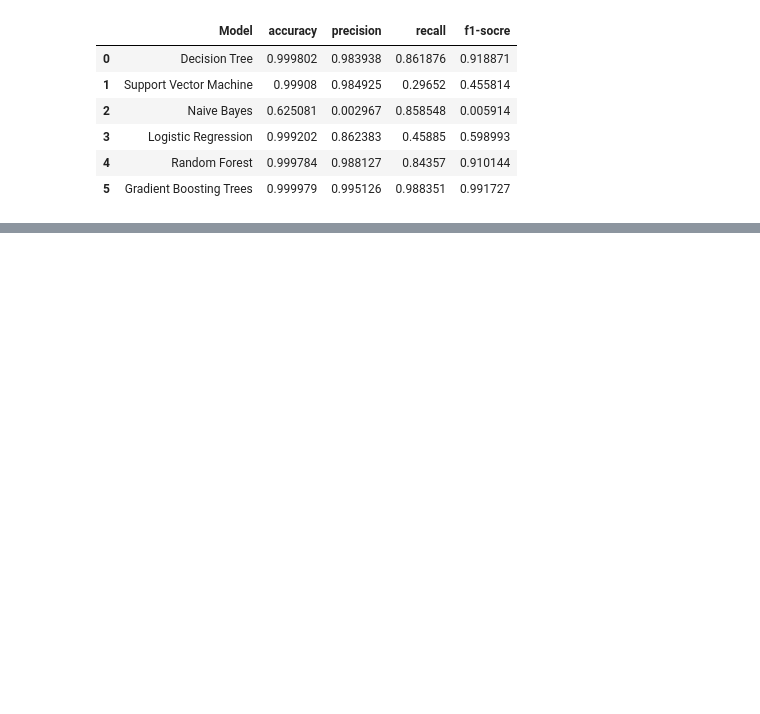
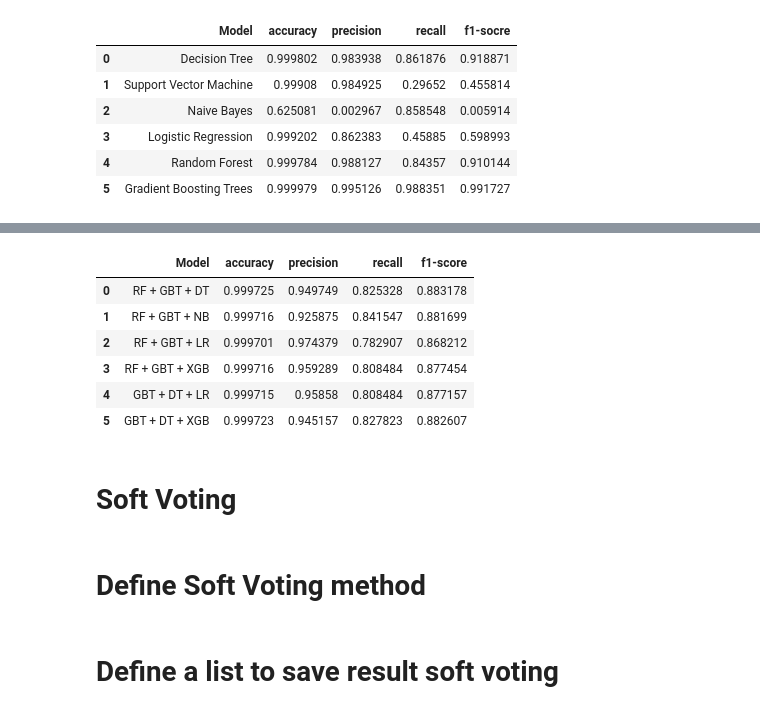
Before and after one commit to vuthainguyen1602/fraud_detection, a Jupyter notebook: offline_fraud_detection/Origional_Fraud_Detection.ipynb, the cells around one changed output, grey strips where cells are left out. Drawn from its saved outputs; the diff is of its cells as text; code cells hidden in the pictures; blank space fills up the shorter version.

```diff
--- a/offline_fraud_detection/Origional_Fraud_Detection.ipynb
+++ b/offline_fraud_detection/Origional_Fraud_Detection.ipynb
@@ -1006,0 +1161,4 @@ model.sort_index(axis=0, level=None, ascending=True, inplace=False, kind='quicks
+# %%
+# Tranning Random Forest
+rf = RandomForestClassifier(labelCol="isFraud", featuresCol="features", maxDepth=20, maxBins=500)
+rf_model = rf.fit(train_df)
@@ -1006,0 +1316,5 @@ model.sort_index(axis=0, level=None, ascending=True, inplace=False, kind='quicks
+# %%
+model_accuracy_hv = []
+model_precision_hv = []
+model_recall_hv = []
+model_f1_hv = []
@@ -1006,0 +1500,22 @@ model.sort_index(axis=0, level=None, ascending=True, inplace=False, kind='quicks
+# %%
+models = {
+    "dt": dt_model,
+    "gbt": gbt_model,
+    "xgb": xgb_model
+}
+
+result = ensemble_predict(test_df, models, voting_threshold=0.5)
+# Calculate metrics
+accuracy, precision, recall, f1_score = compute_metrics(result)
+
+# Save data in to the array
+model_accuracy_hv.append(accuracy)
+model_precision_hv.append(precision)
+model_recall_hv.append(recall)
+model_f1_hv.append(f1_score)
+
+# Print the value evaluation
+print("Accuracy:", accuracy)
+print("Precision:", precision)
+print("Recall:", recall)
+print("F1-score:", f1_score)
@@ -1006,0 +1535,23 @@ model.sort_index(axis=0, level=None, ascending=True, inplace=False, kind='quicks
+# %%
+name = ["RF + GBT + DT", "RF + GBT + NB","RF + GBT + LR", "RF + GBT + XGB","GBT + DT + LR", "GBT + DT + XGB"]
+model = pd.DataFrame(data=[name,
+                   model_accuracy_hv,
+                   model_precision_hv,
+                   model_recall_hv,
+                   model_f1_hv]).T
+model.columns = ['Model', 'accuracy',
+                 'precision', 'recall', 'f1-score']
+model.sort_index(axis=0, level=None, ascending=True, inplace=False, kind='quicksort',
+                                  na_position='last', sort_remaining=True, ignore_index=False, key=None)
+# %% [output]
+|  | Model | accuracy | precision | recall | f1-score |
+| 0 | RF + GBT + DT | 0.999725 | 0.949749 | 0.825328 | 0.883178 |
+| 1 | RF + GBT + NB | 0.999716 | 0.925875 | 0.841547 | 0.881699 |
+| 2 | RF + GBT + LR | 0.999701 | 0.974379 | 0.782907 | 0.868212 |
+| 3 | RF + GBT + XGB | 0.999716 | 0.959289 | 0.808484 | 0.877454 |
+| 4 | GBT + DT + LR | 0.999715 | 0.95858 | 0.808484 | 0.877157 |
+| 5 | GBT + DT + XGB | 0.999723 | 0.945157 | 0.827823 | 0.882607 |
+# %% [markdown]
+# Soft Voting
+# %% [markdown]
+# Define Soft Voting method
@@ -1006,0 +1609,2 @@ model.sort_index(axis=0, level=None, ascending=True, inplace=False, kind='quicks
+# %% [markdown]
+# Define a list to save result soft voting
```
Also changed, not shown: parts of 63 cells of this notebook, 8 other files.
